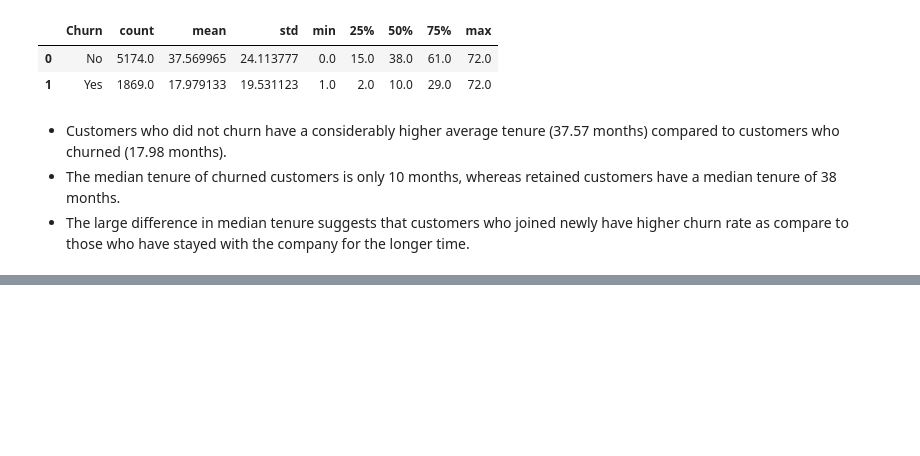
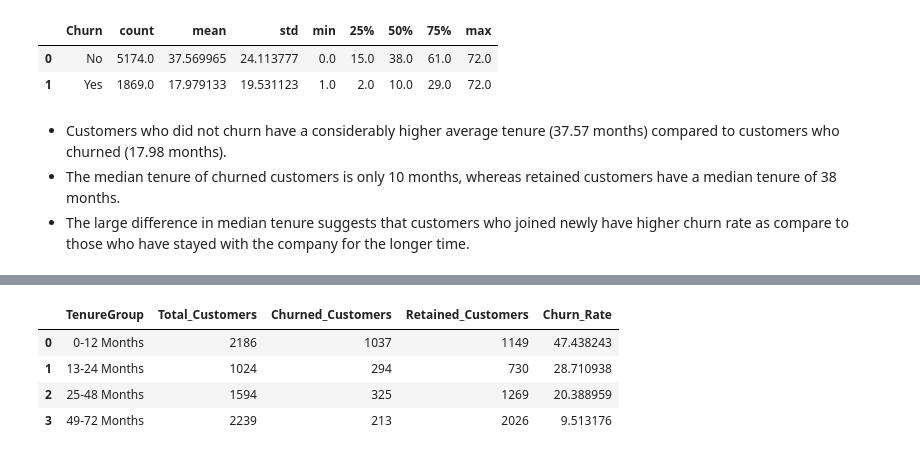
Before and after one commit to dheeraj59/Telco-Customer-Churn-EDA, a Jupyter notebook: eda.ipynb, the cells around one changed output, grey strips where cells are left out. Cells and saved outputs as stored; diff of their text form; code cells hidden in the pictures; blank space fills up the shorter version.

```diff
--- a/eda.ipynb
+++ b/eda.ipynb
@@ -1058,0 +1077,14 @@ df.groupby('Churn', as_index = False)['tenure'].describe()
+# %%
+tenure_analysis = df.groupby('TenureGroup',observed = True, as_index=False).agg(
+    Total_Customers = ("Churn",'count'),
+    Churned_Customers = ('Churn', lambda x: (x=='Yes').sum()),
+    Retained_Customers = ('Churn',lambda x: (x=='No').sum()),
+    Churn_Rate = ('Churn', lambda x :(x=='Yes').mean()*100) # Churn rate in each tenure groups
+)
+tenure_analysis
+# %% [output]
+|  | TenureGroup | Total_Customers | Churned_Customers | Retained_Customers | Churn_Rate |
+| 0 | 0-12 Months | 2186 | 1037 | 1149 | 47.438243 |
+| 1 | 13-24 Months | 1024 | 294 | 730 | 28.710938 |
+| 2 | 25-48 Months | 1594 | 325 | 1269 | 20.388959 |
+| 3 | 49-72 Months | 2239 | 213 | 2026 | 9.513176 |
```
Also changed, not shown: parts of 3 cells of this notebook.
